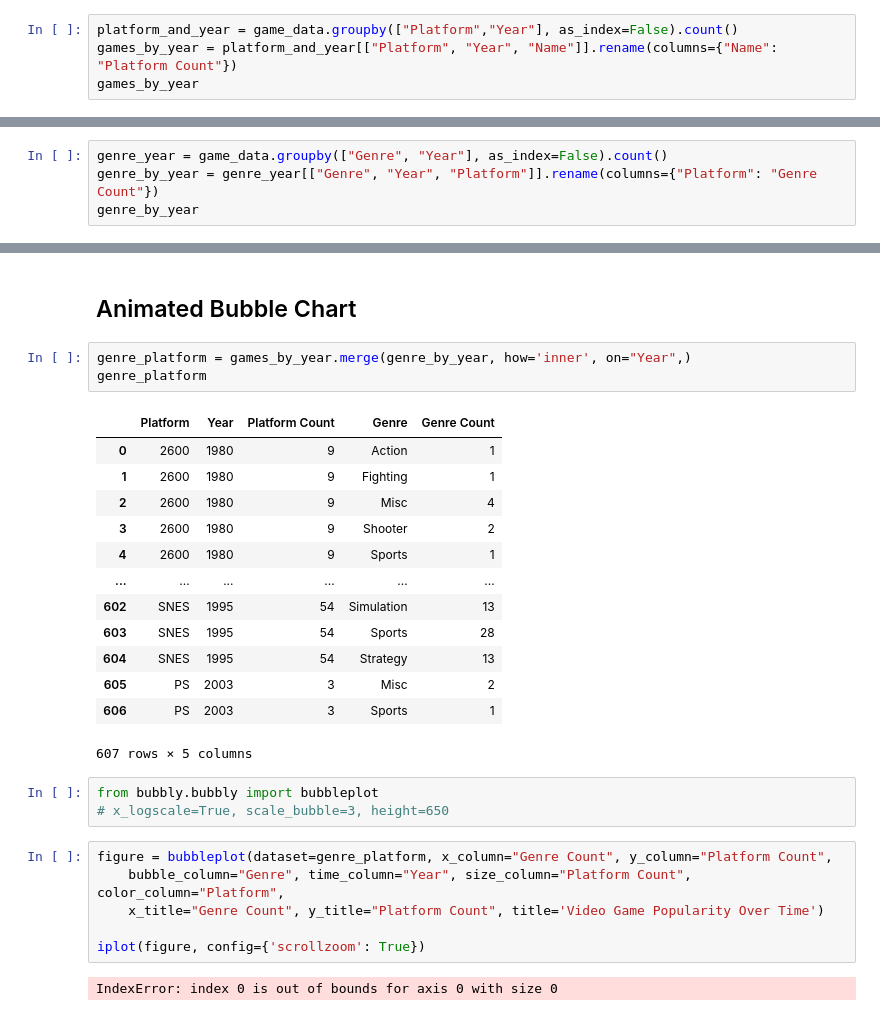
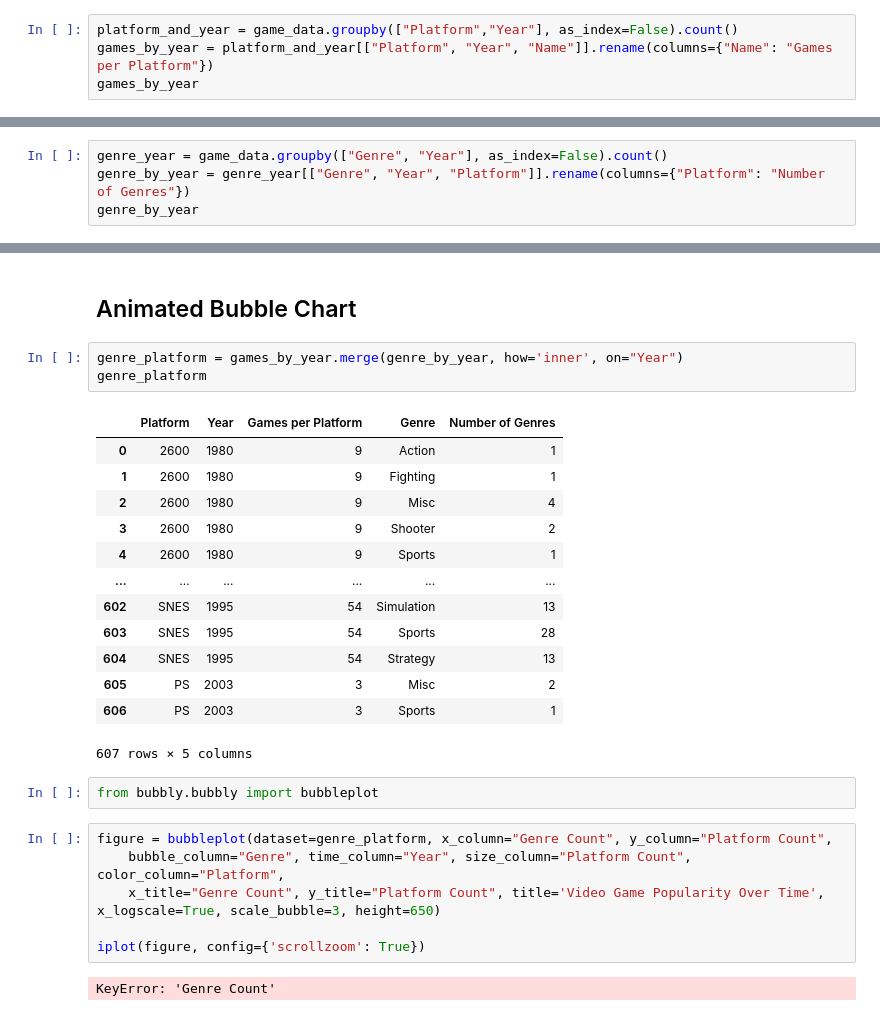
Before and after one commit to Nicole1701/video-game-prediction, a Jupyter notebook: notebooks/plots.ipynb, the cells around one changed output, grey strips where cells are left out. Cells and saved outputs as stored; diff of their text form.

```diff
--- a/notebooks/plots.ipynb
+++ b/notebooks/plots.ipynb
@@ -19,6 +22,6 @@ game_data.head()
 ## Games per Year by Platform
 # %%
 platform_and_year = game_data.groupby(["Platform","Year"], as_index=False).count()
-games_by_year = platform_and_year[["Platform", "Year", "Name"]].rename(columns={"Name": "Platform Count"})
+games_by_year = platform_and_year[["Platform", "Year", "Name"]].rename(columns={"Name": "Games per Platform"})
 games_by_year
 # %% [output]
@@ -105,6 +108,6 @@ sns.despine(left=True, bottom=True)
 [figure]
 # %%
 genre_year = game_data.groupby(["Genre", "Year"], as_index=False).count()
-genre_by_year = genre_year[["Genre", "Year", "Platform"]].rename(columns={"Platform": "Genre Count"})
+genre_by_year = genre_year[["Genre", "Year", "Platform"]].rename(columns={"Platform": "Number of Genres"})
 genre_by_year
 # %% [output]
@@ -137,10 +140,10 @@ sns.relplot(
 # %% [markdown]
 ## Animated Bubble Chart
 # %%
-genre_platform = games_by_year.merge(genre_by_year, how='inner', on="Year",)
+genre_platform = games_by_year.merge(genre_by_year, how='inner', on="Year")
 genre_platform
 # %% [output]
-|  | Platform | Year | Platform Count | Genre | Genre Count |
+|  | Platform | Year | Games per Platform | Genre | Number of Genres |
 | 0 | 2600 | 1980 | 9 | Action | 1 |
 | 1 | 2600 | 1980 | 9 | Fighting | 1 |
 | 2 | 2600 | 1980 | 9 | Misc | 4 |
@@ -155,12 +158,11 @@ genre_platform
 607 rows × 5 columns
 # %%
 from bubbly.bubbly import bubbleplot
-# x_logscale=True, scale_bubble=3, height=650
 # %%
 figure = bubbleplot(dataset=genre_platform, x_column="Genre Count", y_column="Platform Count",
     bubble_column="Genre", time_column="Year", size_column="Platform Count", color_column="Platform",
-    x_title="Genre Count", y_title="Platform Count", title='Video Game Popularity Over Time')
+    x_title="Genre Count", y_title="Platform Count", title='Video Game Popularity Over Time', x_logscale=True, scale_bubble=3, height=650)
 
 iplot(figure, config={'scrollzoom': True})
 # %% [output]
-IndexError: index 0 is out of bounds for axis 0 with size 0
+KeyError: 'Genre Count'
```
Also changed, not shown: parts of 5 cells of this notebook.
